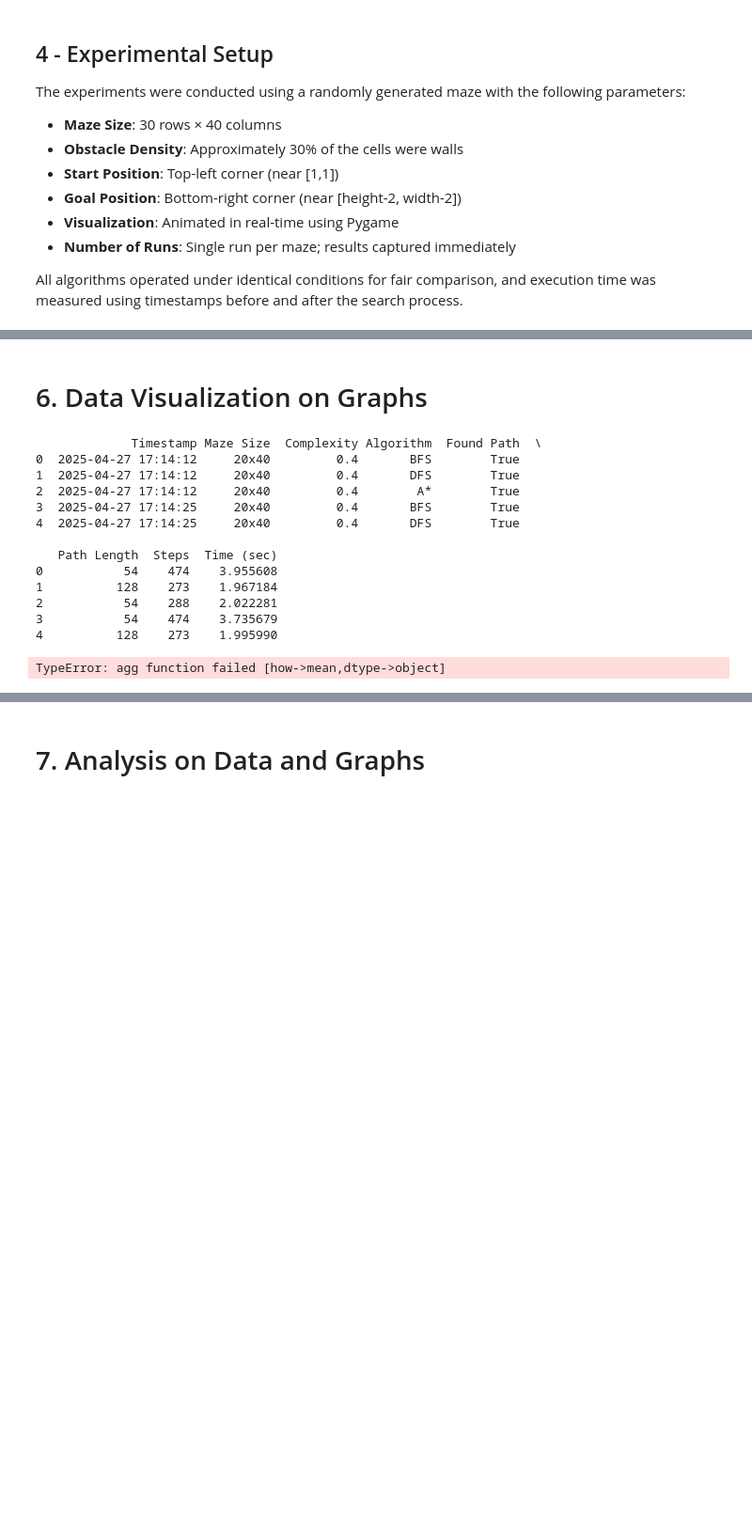
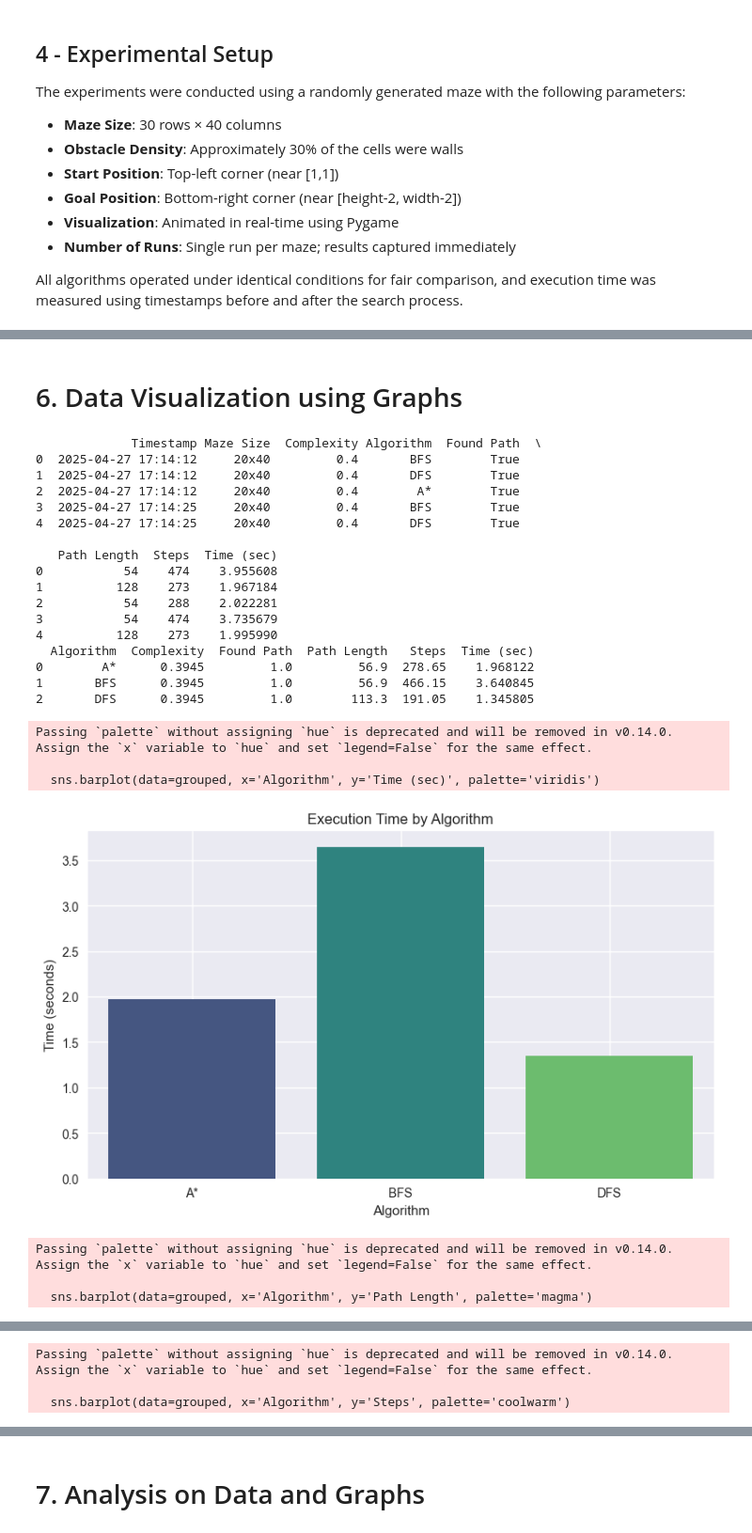
Before and after one commit to deceaseblow/ai-maze-game, a Jupyter notebook: maze-game-report.ipynb, the cells around one changed output, grey strips where cells are left out. Shown at 94% size. Drawn from its saved outputs; the diff is of its cells as text; code cells hidden in the pictures; blank space fills up the shorter version.

```diff
--- a/maze-game-report.ipynb
+++ b/maze-game-report.ipynb
@@ -47,7 +52,7 @@ Performance comparison results.
 
 Ability to save maze data and results to CSV.
 # %% [markdown]
-# 6. Data Visualization on Graphs
+# 6. Data Visualization using Graphs
 # %%
 import pandas as pd
 import matplotlib.pyplot as plt
@@ -60,7 +65,8 @@ df = pd.read_csv('maze_pathfinding_results.csv')
 print(df.head())
 
 # 3. Group by Algorithm (average if multiple runs)
-grouped = df.groupby('Algorithm').mean().reset_index()
+grouped = df.groupby('Algorithm').mean(numeric_only=True).reset_index()
+
 
 print(grouped)
 
@@ -72,7 +78,6 @@ plt.ylabel('Time (seconds)')
 plt.xlabel('Algorithm')
 plt.grid(True)
 plt.tight_layout()
-plt.savefig('execution_time_comparison.png')
 plt.show()
 
 # 5. Plot Path Length comparison
@@ -83,39 +88,46 @@ plt.ylabel('Path Length (steps)')
 plt.xlabel('Algorithm')
 plt.grid(True)
 plt.tight_layout()
-plt.savefig('path_length_comparison.png')
 plt.show()
 
 # 6. Plot Steps Explored comparison
 plt.figure(figsize=(8,5))
 sns.barplot(data=grouped, x='Algorithm', y='Steps', palette='coolwarm')
 plt.title('Steps Explored by Algorithm')
 plt.ylabel('Steps')
 plt.xlabel('Algorithm')
 plt.grid(True)
 plt.tight_layout()
-plt.savefig('steps_explored_comparison.png')
 plt.show()
 
 # 7. Optional: Correlation Matrix (extra bonus)
 plt.figure(figsize=(6,5))
 sns.heatmap(grouped[['Path Length', 'Steps', 'Time (sec)']].corr(), annot=True, cmap='Blues')
 plt.title('Correlation between Metrics')
 plt.tight_layout()
-plt.savefig('correlation_matrix.png')
 plt.show()
 # %% [output]
              Timestamp Maze Size  Complexity Algorithm  Found Path  \
 0  2025-04-27 17:14:12     20x40         0.4       BFS        True
 1  2025-04-27 17:14:12     20x40         0.4       DFS        True
 2  2025-04-27 17:14:12     20x40         0.4        A*        True
 3  2025-04-27 17:14:25     20x40         0.4       BFS        True
 4  2025-04-27 17:14:25     20x40         0.4       DFS        True
 
    Path Length  Steps  Time (sec)
 0           54    474    3.955608
 1          128    273    1.967184
 2           54    288    2.022281
 3           54    474    3.735679
 4          128    273    1.995990
+  Algorithm  Complexity  Found Path  Path Length   Steps  Time (sec)
+0        A*      0.3945         1.0         56.9  278.65    1.968122
+1       BFS      0.3945         1.0         56.9  466.15    3.640845
+2       DFS      0.3945         1.0        113.3  191.05    1.345805
-TypeError: agg function failed [how->mean,dtype->object]
+Passing `palette` without assigning `hue` is deprecated and will be removed in v0.14.0. Assign the `x` variable to `hue` and set `legend=False` for the same effect.
+
+  sns.barplot(data=grouped, x='Algorithm', y='Time (sec)', palette='viridis')
+[figure, added]
+Passing `palette` without assigning `hue` is deprecated and will be removed in v0.14.0. Assign the `x` variable to `hue` and set `legend=False` for the same effect.
+
+  sns.barplot(data=grouped, x='Algorithm', y='Path Length', palette='magma')
@@ -121,0 +135,3 @@ TypeError: agg function failed [how->mean,dtype->object]
+Passing `palette` without assigning `hue` is deprecated and will be removed in v0.14.0. Assign the `x` variable to `hue` and set `legend=False` for the same effect.
+
+  sns.barplot(data=grouped, x='Algorithm', y='Steps', palette='coolwarm')
```
Also changed, not shown: parts of 7 cells of this notebook, 4 other files.
